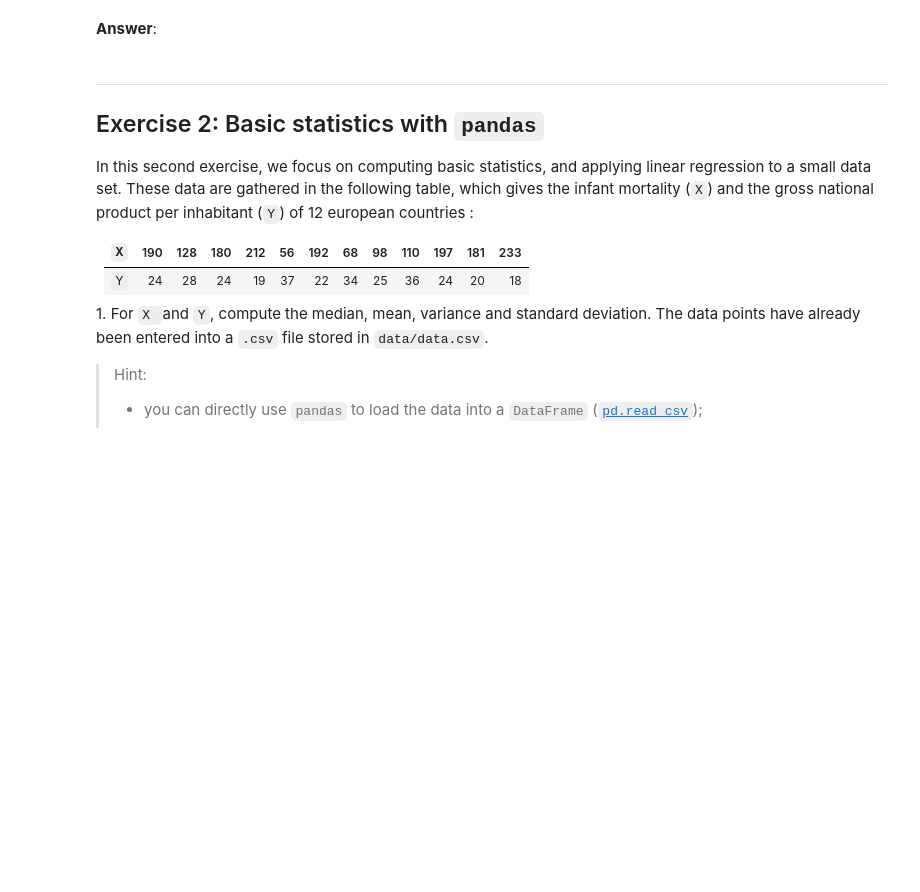
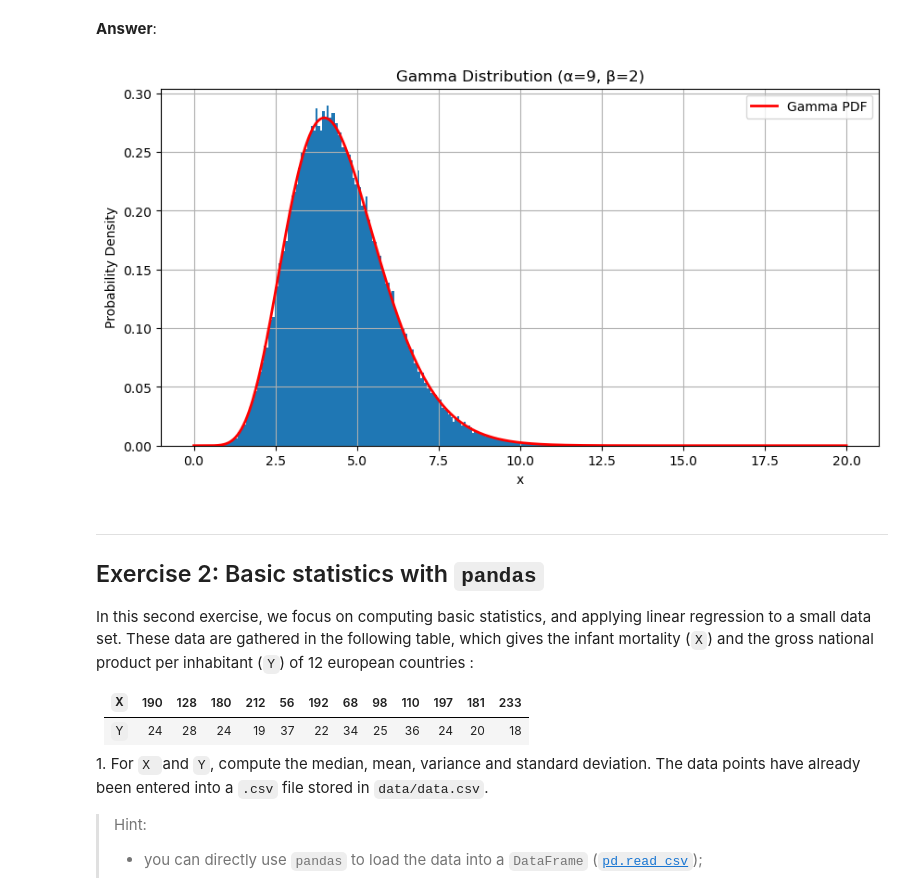
Before and after one commit to hichamomh/Python-labs, a Jupyter notebook: Labs/Lab2/lab2.ipynb, the cells around one changed output. Drawn from its saved outputs; the diff is of its cells as text; code cells hidden in the pictures; blank space fills up the shorter version.

```diff
--- a/Labs/Lab2/lab2.ipynb
+++ b/Labs/Lab2/lab2.ipynb
@@ -80,3 +98,22 @@ and displaying their histogram. In the following, we consider $(\alpha, \beta) =
+# %%
+# Plot the histogram
+plt.figure(figsize=(10, 5))
+plt.hist(samples, bins=200, density=True)
+# Plot the probability density function (pdf) for comparison
+x = np.linspace(0, 20, 1000)
+pdf = (2**9 / np.math.gamma(9)) * x**(9 - 1) * np.exp(-2 * x)
+plt.plot(x, pdf, 'r-', lw=2, label='Gamma PDF')
+# Add labels and a legend
+plt.title(f'Gamma Distribution (α={9}, β={2})')
+plt.xlabel('x')
+plt.ylabel('Probability Density')
+plt.legend()
+# Show the plot
+plt.savefig('gamma_distribution.png', dpi=300, bbox_inches='tight')
+plt.grid(True)
+plt.show()
+# %% [output]
+[figure, added]
 # %% [markdown]
 ---
 ## <a name="ex2">Exercise 2: Basic statistics with `pandas`</a>
```
Also changed, not shown: parts of 12 cells of this notebook, 2 other files.
